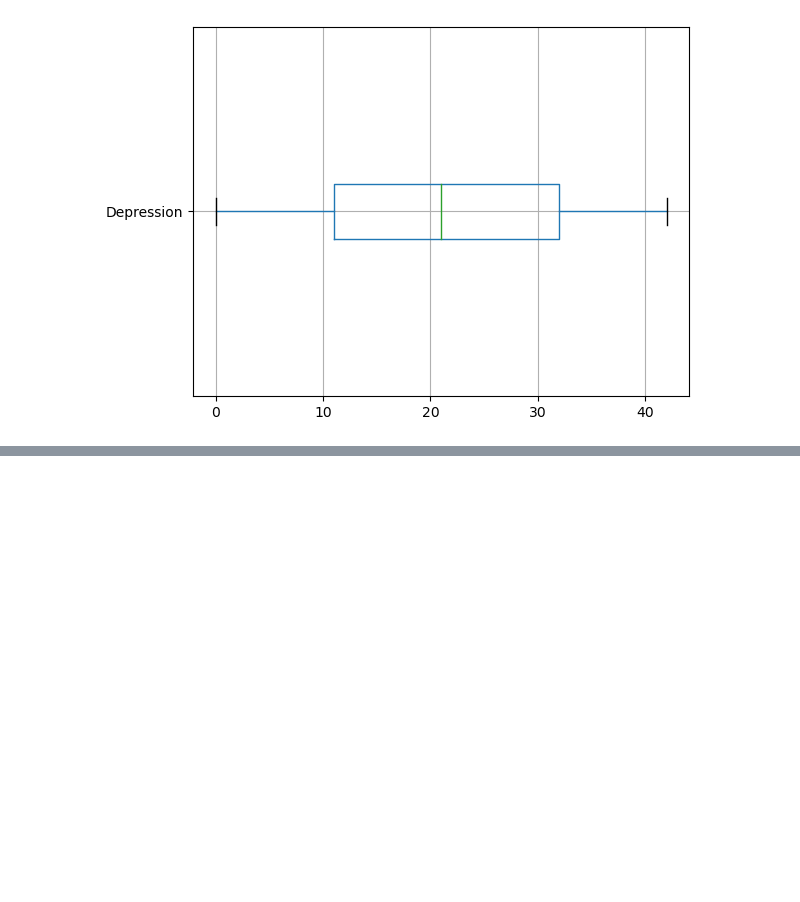
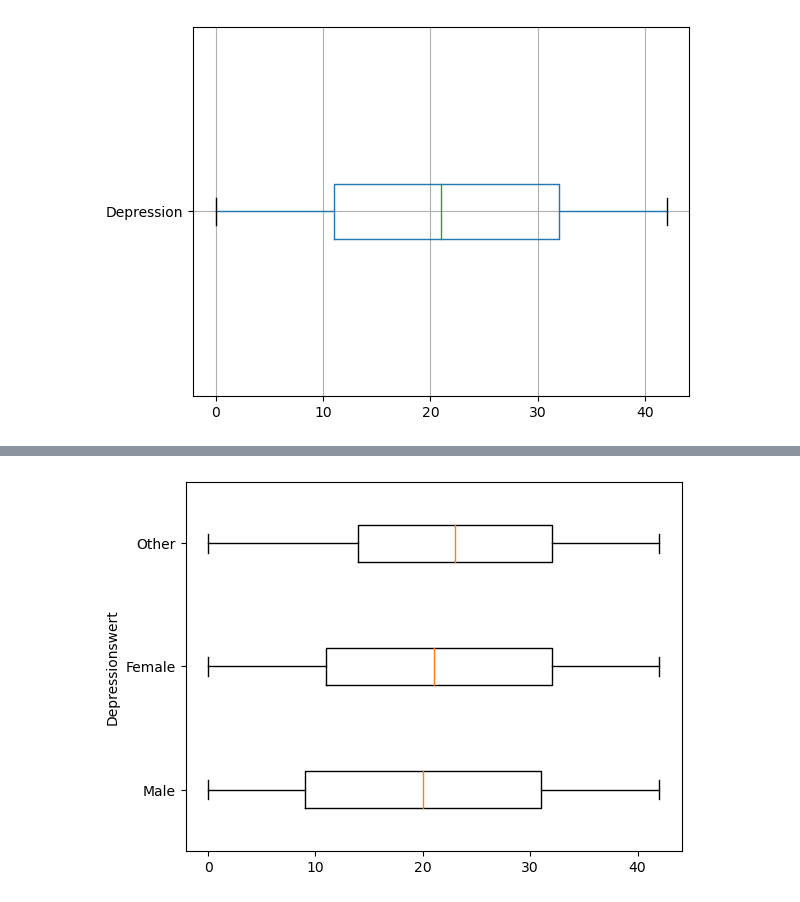
Before and after one commit to wi21b030/Mental-Health, a Jupyter notebook: Mental-Health.ipynb, the cells around one changed output, grey strips where cells are left out. Saved outputs shown, nothing was run; the diff lists cells and outputs as text; code cells hidden in the pictures; blank space fills up the shorter version.

```diff
--- a/Mental-Health.ipynb
+++ b/Mental-Health.ipynb
@@ -425,0 +800,13 @@ plt.show()
+# %%
+male_depression = data[data['gender'] == 1]['Depression']
+female_depression = data[data['gender'] == 2]['Depression']
+neutral_depression = data[data['gender'] == 0]['Depression']
+depression_values = [male_depression,female_depression, neutral_depression]
+fig, ax = plt.subplots()
+ax.boxplot(depression_values, vert=False)
+
+ax.set_yticklabels(['Male', 'Female', 'Other'])
+ax.set_ylabel('Depressionswert')
+plt.show()
+# %% [output]
+[figure, added]
```
Also changed, not shown: parts of 50 cells of this notebook.
